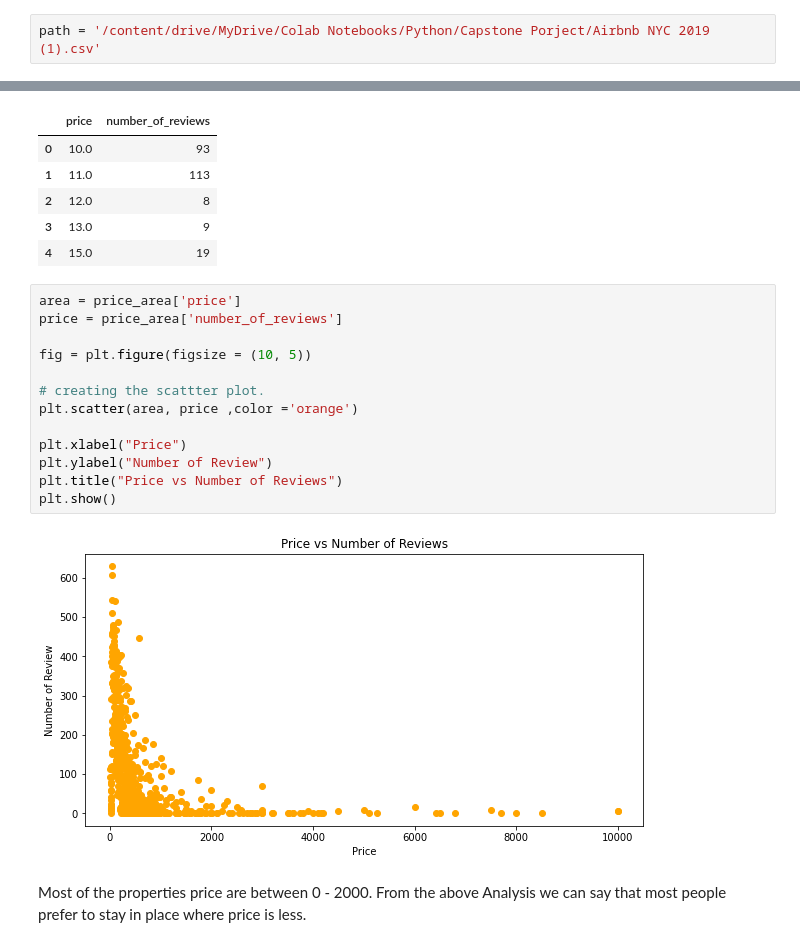
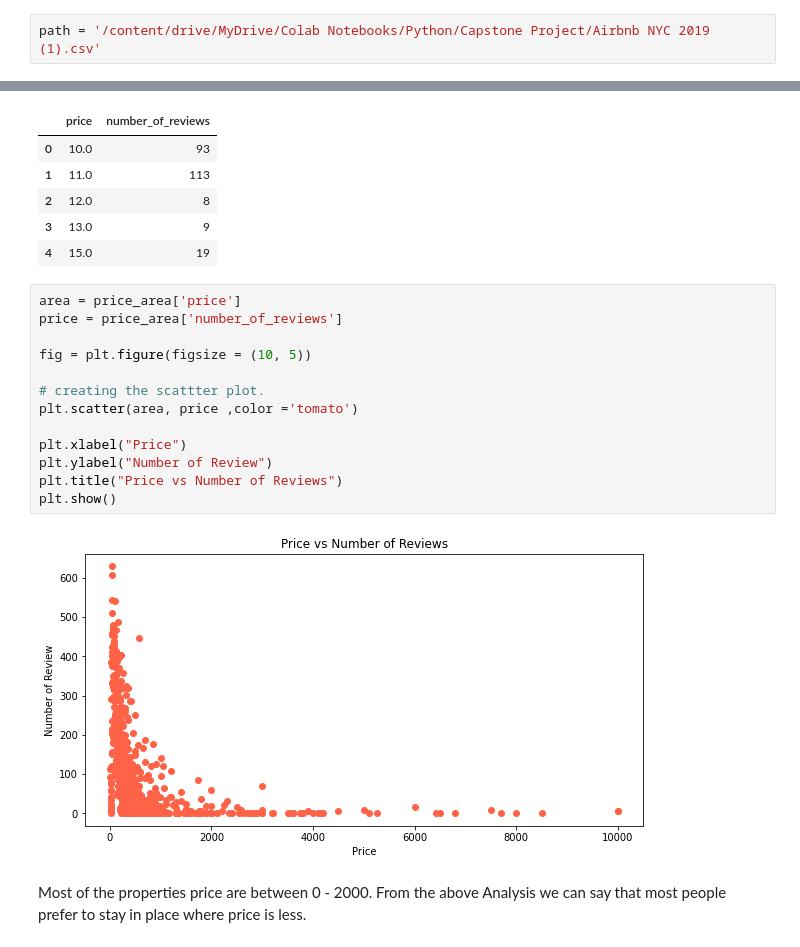
Before and after one commit to amolrasam2696/Airbnb-data-analysis, a Jupyter notebook: Copy_of_Airbnb_Bookings_Analysis_Amol_Rasam_Capstone_Project.ipynb, the cells around one changed output, grey strips where cells are left out. Drawn from its saved outputs; the diff is of its cells as text.

```diff
--- a/Copy_of_Airbnb_Bookings_Analysis_Amol_Rasam_Capstone_Project.ipynb
+++ b/Copy_of_Airbnb_Bookings_Analysis_Amol_Rasam_Capstone_Project.ipynb
@@ -37,7 +59,7 @@ Mounted at /content/drive
 # %% [markdown]
 ## Importing Dataset From Drive
 # %%
-path = '/content/drive/MyDrive/Colab Notebooks/Python/Capstone Porject/Airbnb NYC 2019 (1).csv'
+path = '/content/drive/MyDrive/Colab Notebooks/Python/Capstone Project/Airbnb NYC 2019 (1).csv'
 # %%
 df = pd.read_csv(path)
 # %% [markdown]
@@ -271,18 +293,18 @@ price_area.head(5)
 # %%
 area = price_area['price']
 price = price_area['number_of_reviews']
 
 fig = plt.figure(figsize = (10, 5))
 
 # creating the scattter plot.
-plt.scatter(area, price ,color ='orange')
+plt.scatter(area, price ,color ='tomato')
 
 plt.xlabel("Price")
 plt.ylabel("Number of Review")
 plt.title("Price vs Number of Reviews")
 plt.show()
 # %% [output]
-[figure, old version]
+[figure, new version]
 # %% [markdown]
 Most of the properties price are between 0 - 2000. From the above Analysis we can say that most people prefer to stay in place where price is less.
 # %%
```
Also changed, not shown: parts of 9 cells of this notebook.
